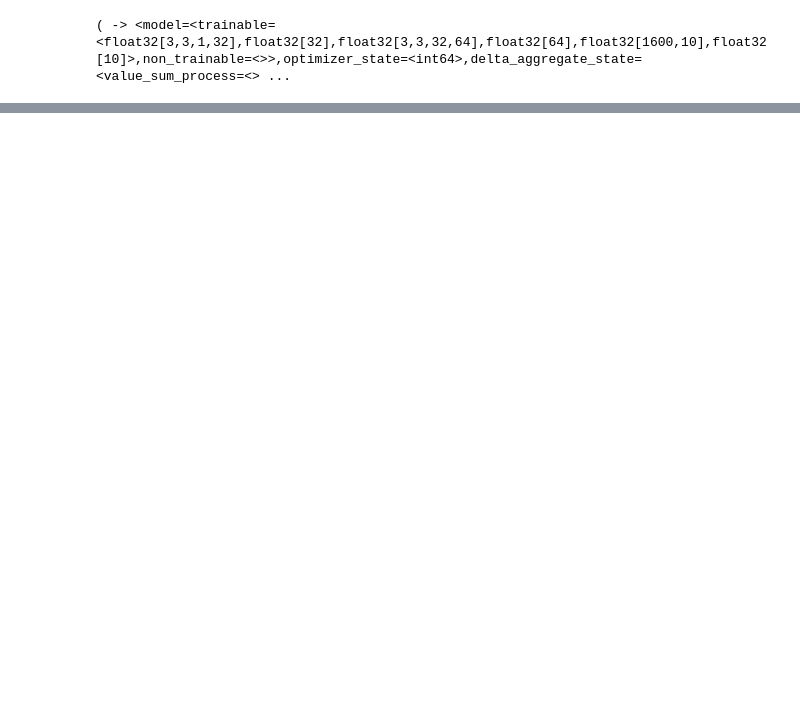
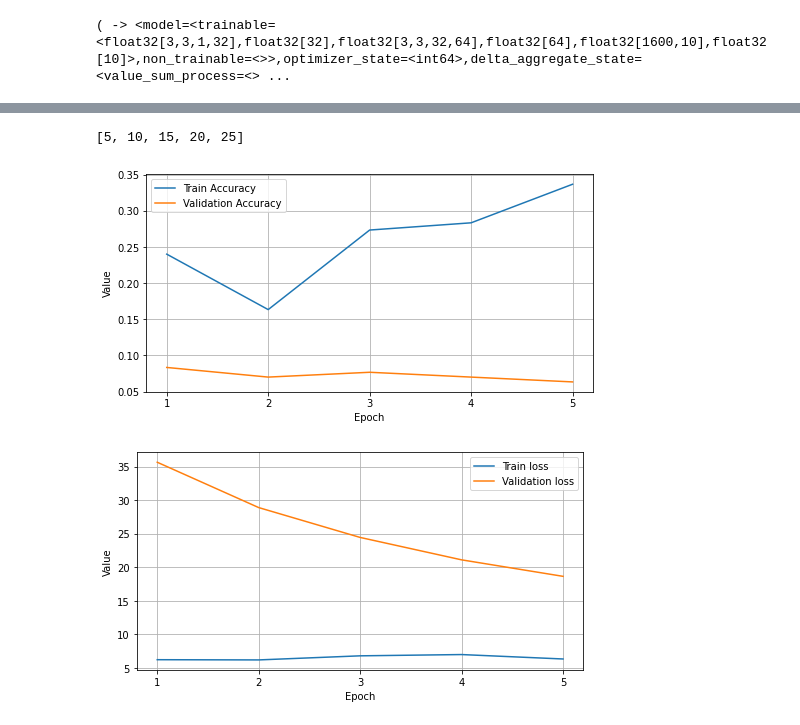
Before and after one commit to gibsonx/CE888, a Jupyter notebook: Federated_Minst.ipynb, the cells around one changed output, grey strips where cells are left out. Saved outputs shown, nothing was run; the diff lists cells and outputs as text; code cells hidden in the pictures; blank space fills up the shorter version.

```diff
--- a/Federated_Minst.ipynb
+++ b/Federated_Minst.ipynb
@@ -102,7 +105,7 @@ experiment_name = "mnist"
 method = "tff_training"
 client_lr = 1e-2
 server_lr = 1e-2
-split = 4
+split = 1
 NUM_ROUNDS = 30
 NUM_EPOCHS = 1
 BATCH_SIZE = 20
@@ -114,8 +117,8 @@ df_orig_test = pd.read_csv('/content/drive/MyDrive/mnist_test.csv')
 # X_train = df_orig_train.drop('label',axis=1).to_numpy().astype(np.int32).reshape(59999,28,28,1)
 # Y_train = df_orig_train['label'].to_numpy().astype(np.int32)
 
-x_train = df_orig_train.iloc[:,1:].to_numpy().astype(np.float32).reshape(59999,28,28,1)[:30000]
-y_train = df_orig_train.iloc[:,0].to_numpy().astype(np.int32).reshape(59999,1)[:30000]
+x_train = df_orig_train.iloc[:,1:].to_numpy().astype(np.float32).reshape(59999,28,28,1)[:300]
+y_train = df_orig_train.iloc[:,0].to_numpy().astype(np.int32).reshape(59999,1)[:300]
 x_test = df_orig_test.iloc[:,1:].to_numpy().astype(np.float32).reshape(df_orig_test.shape[0],28,28,1)[:300]
 y_test = df_orig_test.iloc[:,0].to_numpy().astype(np.int32).reshape(df_orig_test.shape[0],1)[:300]
 
@@ -323,3 +346,33 @@ else:
+# %%
+from matplotlib import pyplot as plt
+
+def plot_graph(X, y, format = '-', label=''):
+    plt.plot(X, y, format, label=label)
+    plt.xlabel("Epoch")
+    plt.ylabel("Value")
+    plt.grid(True)
+
+print(list(range(1, 26))[4::5])
+
+X = list(range(1,6))
+
+fig = plt.figure(figsize=(8, 4))
+plot_graph(X, tff_train_acc, label='Train Accuracy')
+plot_graph(X, tff_val_acc, label='Validation Accuracy')
+plt.legend()
+plt.xticks(list(range(1,max(x)+1)),[str(i) for i in range(1,max(x)+1)])
+plt.savefig(output_dir / "federated_model_Accuracy.png")
+
+plt.figure(figsize=(8, 4))
+plot_graph(X, tff_train_loss, label='Train loss')
+plot_graph(X, tff_val_loss, label='Validation loss')
+plt.xticks(list(range(1,max(x)+1)),[str(i) for i in range(1,max(x)+1)])
+plt.legend()
+plt.savefig(output_dir / "federated_model_loss.png")
+# %% [output]
+[5, 10, 15, 20, 25]
+[figure, added]
+[figure, added]
 # %%
 ckpt_manager = FileCheckpointManager(path)
 ckpt_manager.save_checkpoint(state,round_num=1)
```
Also changed, not shown: parts of 12 cells of this notebook.
